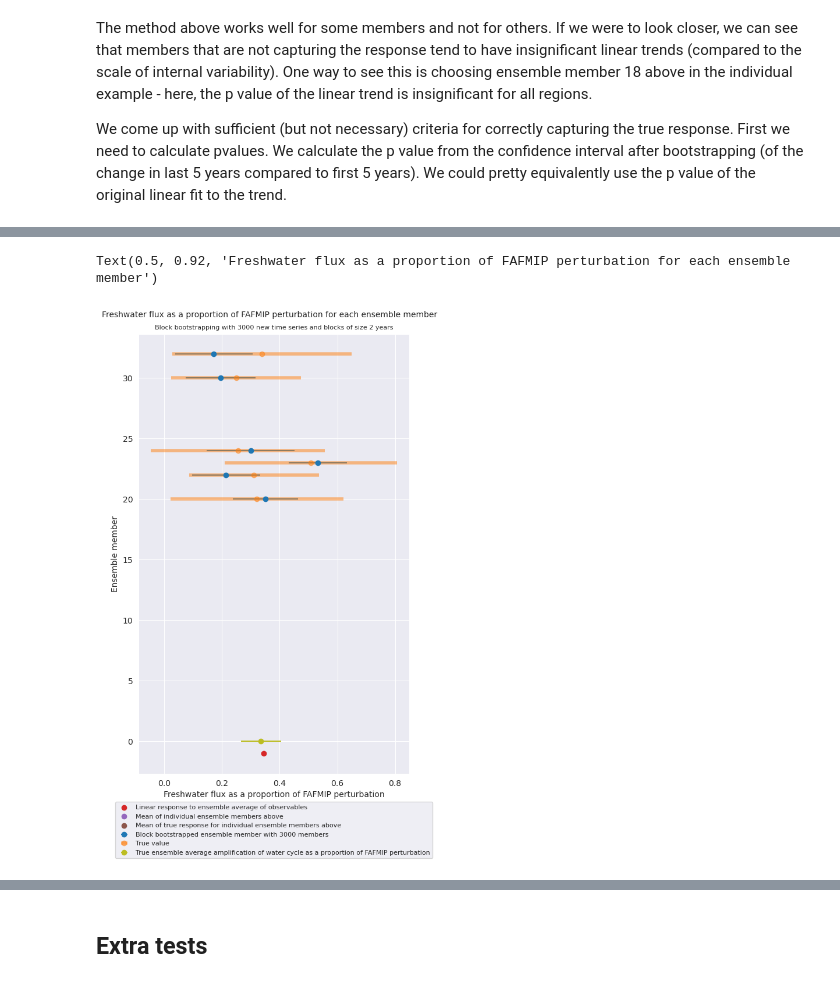
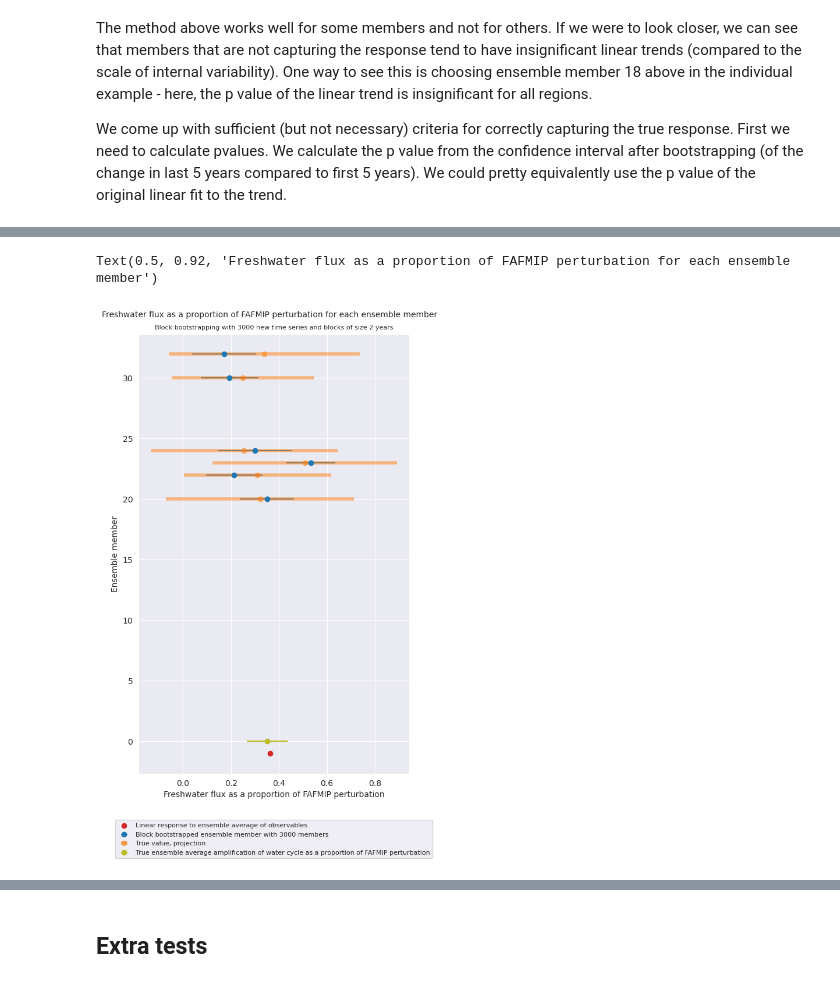
Before and after one commit to aurora-bf/freshwater_flux_linresp, a Jupyter notebook: model_tests/individual_ensemble_member_CESM.ipynb, the cells around one changed output, grey strips where cells are left out. Cells and saved outputs as stored; diff of their text form; code cells hidden in the pictures.

```diff
--- a/model_tests/individual_ensemble_member_CESM.ipynb
+++ b/model_tests/individual_ensemble_member_CESM.ipynb
@@ -272,6 +272,15 @@ with open(cwd+"/pickled_files/freshwater_fluxes_projection_mean_boot", "rb") as
     mean_boot=pickle.load(fp)
 with open(cwd+"/pickled_files/freshwater_fluxes_projection_std_boot", "rb") as fp:   #Unpickling
     std_boot=pickle.load(fp)
+
+
+
+#unpickle true fluxes from true_freshwater_fluxes.ipynb
+import pickle
+with open(cwd+"/pickled_files/freshwater_fluxes_integration_mean_boot", "rb") as fp:   #Unpickling
+    mean_boot2=pickle.load(fp)
+with open(cwd+"/pickled_files/freshwater_fluxes_integration_std_boot", "rb") as fp:   #Unpickling
+    std_boot2=pickle.load(fp)
 # %%
 import seaborn as sns
 import matplotlib as mpl
@@ -344,18 +383,24 @@ for i in range(0,34):
         trend_uncertainty_bootstrap_std_method1[i]=np.nan
         mean_boot[i]=np.nan
         std_boot[i]=np.nan
+        mean_boot2[i]=np.nan
+        std_boot2[i]=np.nan
 
     if pvalue_bootstrap_store[i,1]>0.05:
         trend_uncertainty_bootstrap_mean_method1[i]=np.nan
         trend_uncertainty_bootstrap_std_method1[i]=np.nan
         mean_boot[i]=np.nan
         std_boot[i]=np.nan
+        mean_boot2[i]=np.nan
+        std_boot2[i]=np.nan
 
     if pvalue_bootstrap_store[i,2]>0.18:
         trend_uncertainty_bootstrap_mean_method1[i]=np.nan
         trend_uncertainty_bootstrap_std_method1[i]=np.nan
         mean_boot[i]=np.nan
         std_boot[i]=np.nan
+        mean_boot2[i]=np.nan
+        std_boot2[i]=np.nan
 
 #no restriction on fourth region
 
@@ -364,38 +409,39 @@ for i in range(0,34):
         trend_uncertainty_bootstrap_std_method1[i]=np.nan
         mean_boot[i]=np.nan
         std_boot[i]=np.nan
+        mean_boot2[i]=np.nan
+        std_boot2[i]=np.nan
 
     if pvalue_bootstrap_store[i,5]>0.05:
         trend_uncertainty_bootstrap_mean_method1[i]=np.nan
         trend_uncertainty_bootstrap_std_method1[i]=np.nan
         mean_boot[i]=np.nan
         std_boot[i]=np.nan
+        mean_boot2[i]=np.nan
+        std_boot2[i]=np.nan
 # %%
 import seaborn as sns
 import matplotlib as mpl
 sns.set_style(style="darkgrid")
 mpl.rcParams['figure.dpi'] = 100
 import matplotlib as mpl
 mpl.rcParams['figure.dpi'] = 100
 fig,ax=plt.subplots(figsize=(6,10))
 plt.errorbar(trend_uncertainty_bootstrap_mean_method1, np.linspace(1,34,34),xerr=trend_uncertainty_bootstrap_std_method1,fmt ='o',
         color='tab:blue',ms=6, label='Block bootstrapped ensemble member with 3000 members')
 plt.errorbar(mean_boot, np.linspace(1,34,34),xerr=std_boot,fmt ='o', color='tab:orange',alpha=0.5,
-        ms=6, elinewidth=4, label='True value')
+        ms=6, elinewidth=4, label='True value, projection')
 
 ax.set_ylabel('Ensemble member')
 ax.set_xlabel('Freshwater flux as a proportion of FAFMIP perturbation')
-ax.errorbar(0.3347435703309112,0,xerr=0.0696193098065107, color='tab:olive',fmt ='o',
+ax.errorbar(3.501346091143279e-01,0,xerr=0.0848605315616288, color='tab:olive',fmt ='o',
         ms=6,label='True ensemble average amplification of water cycle as a proportion of FAFMIP perturbation') #this value comes from true_freshwater_fluxes.ipynb
 
-ax.scatter(0.3452800298777735,-1,color='tab:red',label='Linear response to ensemble average of observables') #this value comes from linear_response_CESM_ensemblemean.ipynb
-
-ax.scatter(np.average(trend_uncertainty_bootstrap_mean_method1,weights=trend_uncertainty_bootstrap_std_method1),-2,color='tab:purple',label='Mean of individual ensemble members above')
-ax.scatter(np.average(mean_boot,weights=std_boot),-3,color='tab:brown',label='Mean of true response for individual ensemble members above')
+ax.scatter(0.36239131369822686,-1,color='tab:red',label='Linear response to ensemble average of observables') #this value comes from linear_response_CESM_ensemblemean.ipynb
 
 ax.legend(loc='lower center',bbox_to_anchor=(0.5,-0.2),fontsize=8)
 plt.title('Block bootstrapping with 3000 new time series and blocks of size 2 years',fontsize=8)
 plt.suptitle('Freshwater flux as a proportion of FAFMIP perturbation for each ensemble member',fontsize=10, y=0.92)
 # %% [output]
 Text(0.5, 0.92, 'Freshwater flux as a proportion of FAFMIP perturbation for each ensemble member')
-[figure, old version]
+[figure, new version]
```
Also changed, not shown: parts of 4 cells of this notebook, 26 other files.
